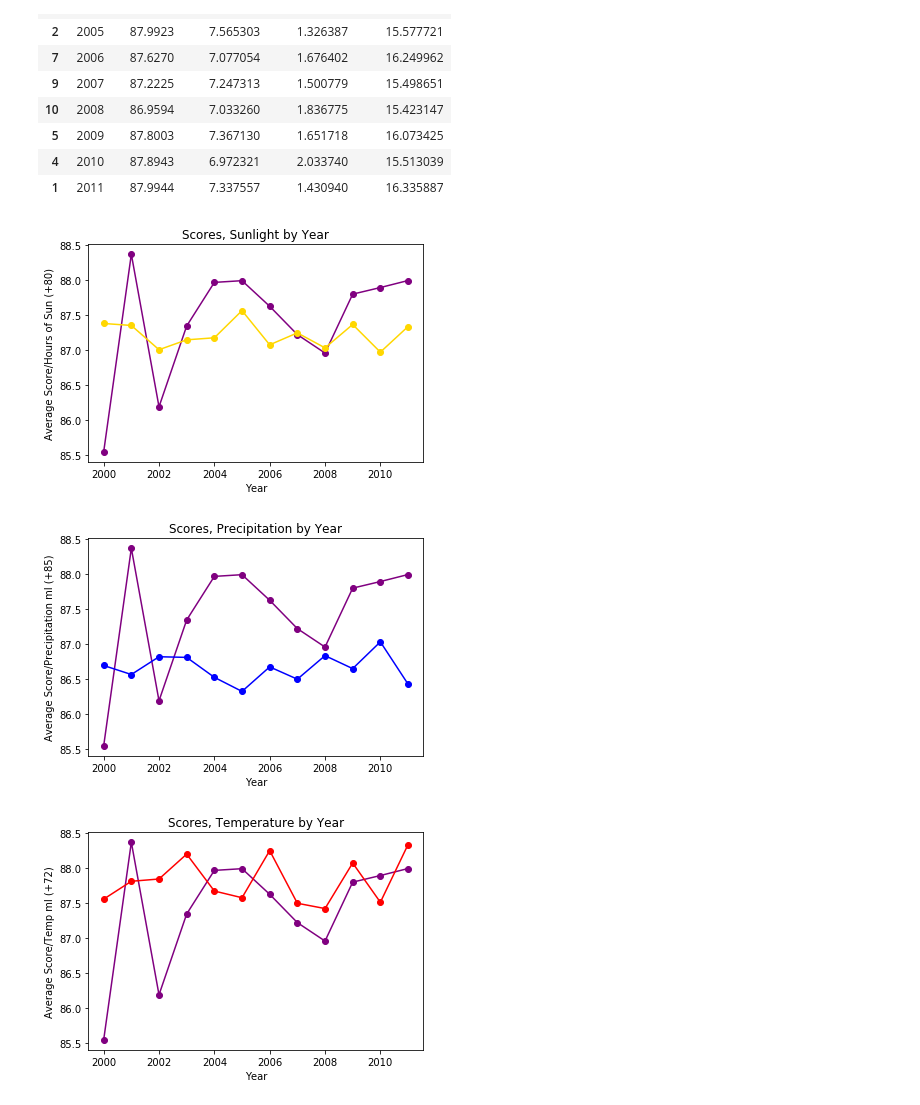
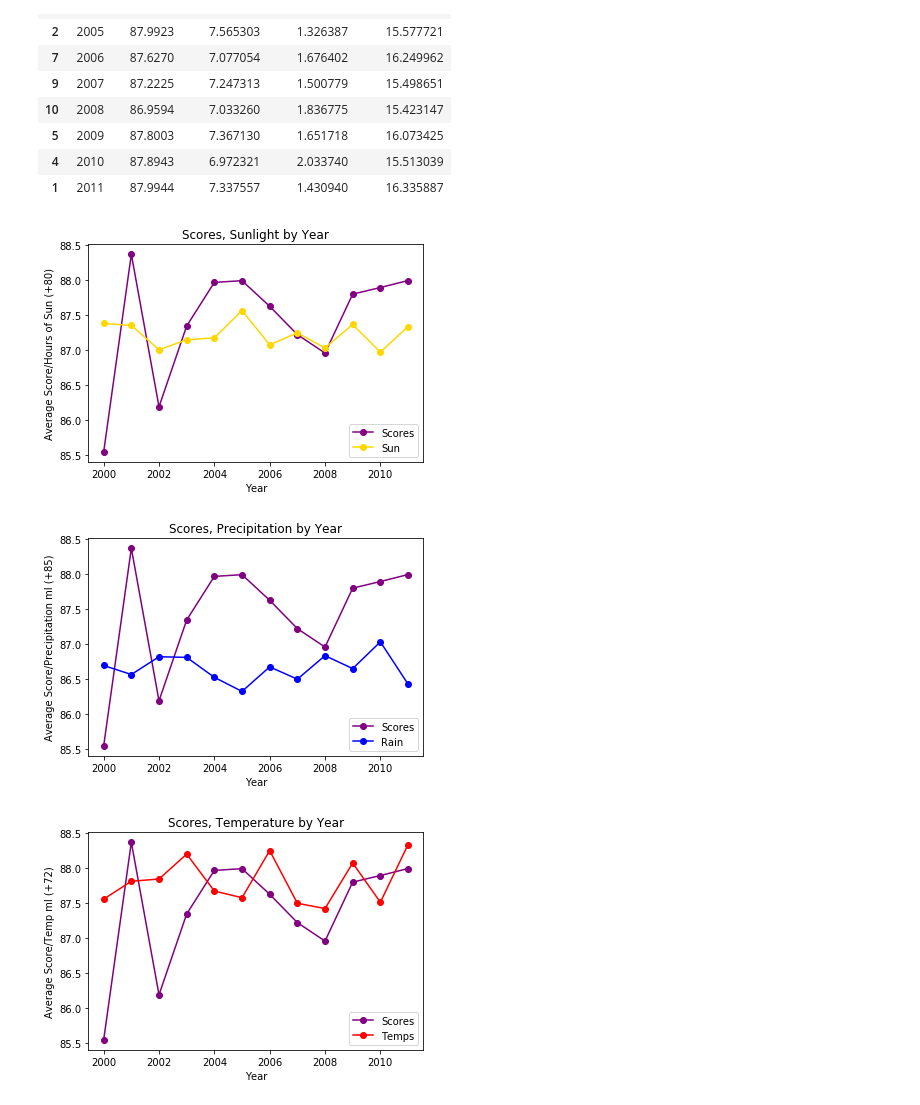
Before and after one commit to csick52/Wine-Repo, a Jupyter notebook: ETL Weather Data.ipynb, the cells around one changed output. Cells and saved outputs as stored; diff of their text form; code cells hidden in the pictures.

```diff
--- a/ETL Weather Data.ipynb
+++ b/ETL Weather Data.ipynb
@@ -236,30 +236,33 @@ plt.plot(years, sun, linestyle="-", marker="o", color="gold")
 plt.xlabel("Year")
 plt.ylabel("Average Score/Hours of Sun (+80)")
 plt.title("Scores, Sunlight by Year")
+plt.legend(["Scores", "Sun"])
 
 plt.savefig("/Users/christophersicking/Desktop/SunScore.png")
 plt.show()
 # %% [output]
-[figure, old version]
+[figure, new version]
 # %%
 plt.plot(years, scores, linestyle="-", marker="o", color="purple")
 plt.plot(years, rain, linestyle="-", marker="o", color="blue")
 plt.xlabel("Year")
 plt.ylabel("Average Score/Precipitation ml (+85)")
 plt.title("Scores, Precipitation by Year")
+plt.legend(["Scores", "Rain"])
 
 plt.savefig("/Users/christophersicking/Desktop/RainScore.png")
 plt.show()
 # %% [output]
-[figure, old version]
+[figure, new version]
 # %%
 plt.plot(years, scores, linestyle="-", marker="o", color="purple")
 plt.plot(years, temps, linestyle="-", marker="o", color="red")
 plt.xlabel("Year")
 plt.ylabel("Average Score/Temp ml (+72)")
 plt.title("Scores, Temperature by Year")
+plt.legend(["Scores", "Temps"])
 
 plt.savefig("/Users/christophersicking/Desktop/TempScore.png")
 plt.show()
 # %% [output]
-[figure, old version]
+[figure, new version]
```
Also changed, not shown: 3 other files.
